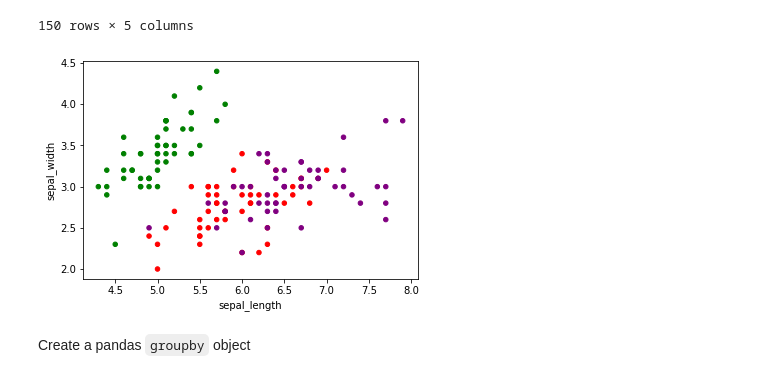
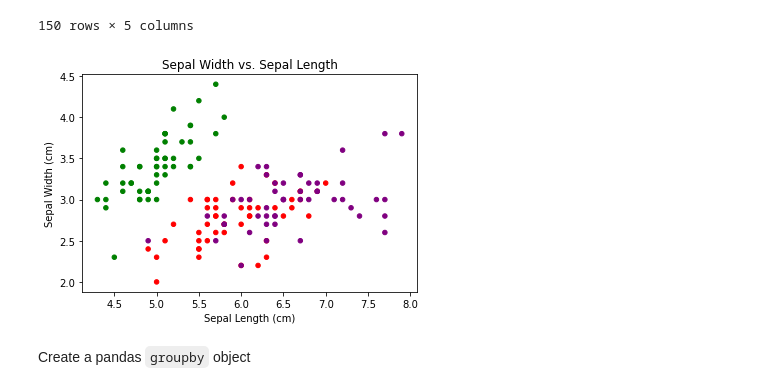
Before and after one commit to jon-stelman-renaissance/renaissance_exl, a Jupyter notebook: notebooks/05_statistics_2.ipynb, the cells around one changed output. Drawn from its saved outputs; the diff is of its cells as text; code cells hidden in the pictures.

```diff
--- a/notebooks/05_statistics_2.ipynb
+++ b/notebooks/05_statistics_2.ipynb
@@ -37,29 +36,0 @@ Response Rate: 4/6
-# %%
-plt.rcParams['axes.axisbelow'] = True    # global grid setting
-
-filepath = '../data/feedback/3_week_check_in_responses.csv'
-responses = pd.read_csv(filepath, usecols=range(1,6))
-
-def bar_plot_for_question(data: DataFrame,
-        question_number: int) -> None:
-    """Generates and shows a bar plot for survey question
-    """
-
-    # select the data
-    c = data.columns[question_number - 1]
-    scores = range(1, 6)
-    counts = [len(data[data[c] == score]) for score in scores]
-
-    # draw the plot
-    plt.figure(figsize=(12, 8))
-    plt.bar(scores, counts, color ='green', width=0.8)
-
-    # display settings
-    plt.title(c, fontsize=16)
-    plt.xlabel("level of agreement", fontsize=12)
-    plt.ylabel("n responses", fontsize=12)
-    plt.ylim(0, 4)
-    plt.yticks(range(0, 5))
-    plt.grid(axis='y')
-
-    plt.show()
@@ -221,15 +153,22 @@ iris
 # %%
 # assign each species to a different color
 color_map = {
     'Iris-setosa': 'green',
     'Iris-versicolor': 'red',
     'Iris-virginica': 'purple',
 }
 colors = [color_map[s] for s in iris['species']]
 
-iris.plot.scatter(x='sepal_length', y='sepal_width', color=colors);
+iris.plot.scatter(
+    x='sepal_length',
+    y='sepal_width',
+    title='Sepal Width vs. Sepal Length',
+    xlabel='Sepal Length (cm)',
+    ylabel='Sepal Width (cm)',
+    color=colors,
+);
 # %% [output]
-[figure, old version]
+[figure, new version]
 # %% [markdown]
 Create a pandas `groupby` object
 # %%
```
Also changed, not shown: parts of 38 cells of this notebook.
